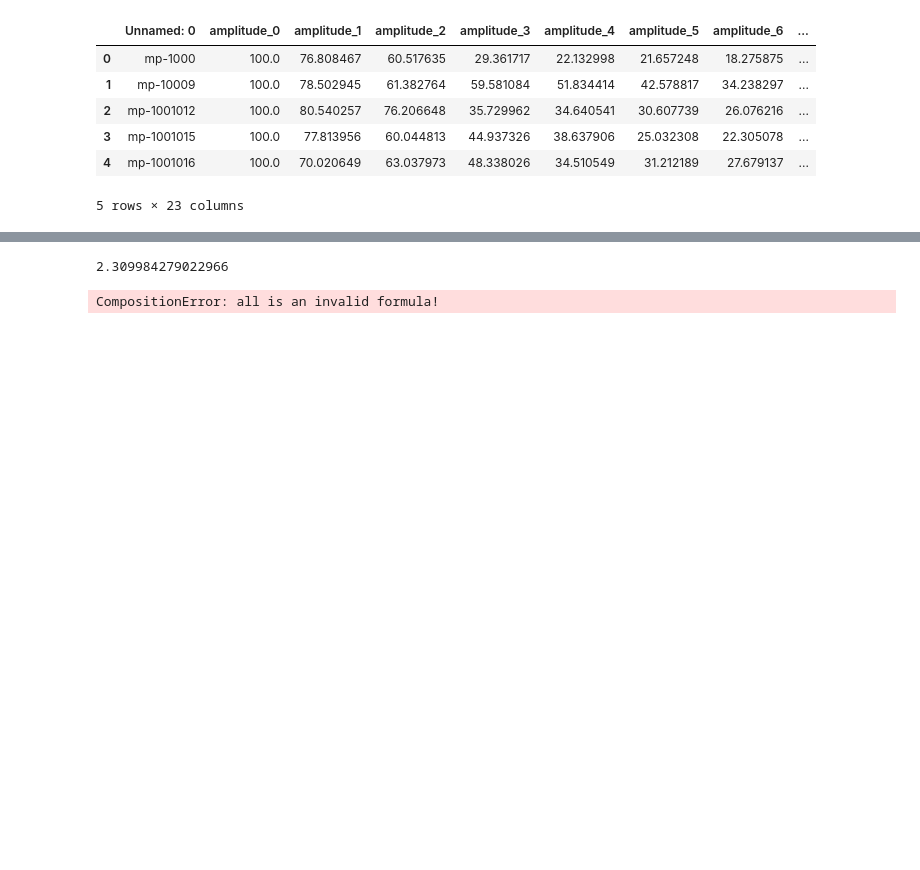
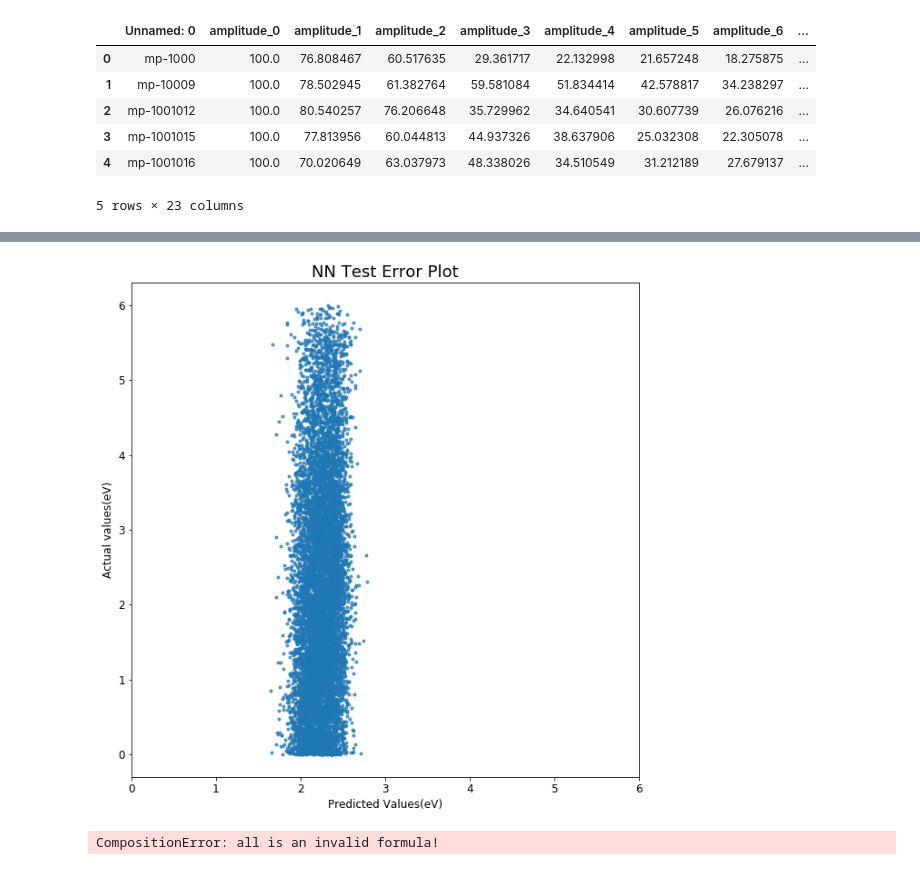
Before and after one commit to michkatz/Project, a Jupyter notebook: Andrew_Functions.ipynb, the cells around one changed output, grey strips where cells are left out. Cells and saved outputs as stored; diff of their text form; code cells hidden in the pictures; blank space fills up the shorter version.

```diff
--- a/Andrew_Functions.ipynb
+++ b/Andrew_Functions.ipynb
@@ -34,7 +38,7 @@ def polynomialize(series, yes):
     This function returns a ndarray of all of the features specified above."""
     # Creating polynomial object
     if yes[0]:
-        poly = PolynomialFeatures(degree = yes[1])
+        poly = PolynomialFeatures(degree = yes[1], interaction_only = yes[2])
         # Adding polynomial terms
         series = poly.fit_transform(series)
     return series
@@ -98,7 +102,7 @@ def train_model(df_train, df_validation, model, n, yes):
     return model, val_error, t_predictors_scaler
 
 
-def model_prediction(test_data, fitted_model, scaler, n):
+def model_prediction(test_data, fitted_model, scaler, n, yes):
     """Takes a fitted model and predicts the output of test data, returns the predicted data and accuracy.
        THIS FUNCTION IS ONLY TO BE USED FOR FUTURE PREDICTIONS OR TESTING(WHICH SHOULD ONLY BE DONE ONCE).
        Do not use this while training a model, that's what the validation data will be used for. We do not
@@ -106,7 +110,7 @@ def model_prediction(test_data, fitted_model, scaler, n):
        n = number of predictors"""
     #splitting predictors and properties
     properties, predictors = split(test_data, n)
-    predictors = polynomialize(predictors)
+    predictors = polynomialize(predictors, yes)
     predictors_scaled = scaler.transform(predictors)
     #predicting based on scaled input predictors
     prediction = fitted_model.predict(predictors_scaled)
@@ -123,14 +127,13 @@ def neural_network():
        here."""
     def model():
         model = Sequential()
-        model.add(Dense(50, input_dim=20, kernel_initializer='normal', activation='relu'))
-        model.add(Dense(50, kernel_initializer='normal', activation='relu'))
-        model.add(Dense(50, kernel_initializer='normal', activation='relu'))
-        model.add(Dense(50, kernel_initializer='normal', activation='relu'))
+        model.add(Dense(20, input_dim=20, kernel_initializer='normal', activation='relu'))
+        model.add(Dense(30, kernel_initializer='normal', activation='relu'))
         model.add(Dense(1, kernel_initializer = 'normal'))#kernel_initializer = initial values of outputs i think
-        model.compile(optimizer='adam', loss='mse')
+        opt = optimizers.Nadam(lr=0.002, beta_1=0.9, beta_2=0.999, epsilon=None, schedule_decay=0.004)
+        model.compile(loss='mean_squared_error', optimizer=opt)
         return model
-    network = KerasRegressor(build_fn=model, epochs=150, batch_size=500, verbose=1)
+    network = KerasRegressor(build_fn=model, epochs=36, batch_size=1000, verbose=1)
 #     network.fit(x=None, y=None, batch_size=None, epochs=1, verbose=1, callbacks=None, validation_split=0.0,
     return network
 
@@ -204,4 +207,4 @@ df_train.head()
 5 rows × 21 columns
 # %%
-model2, error2, scaler2 = train_model(df_train, df_validation, neural_network(), 1, [False])
+model, error, scaler = train_model(df_train, df_validation, neural_network(), 1, [False, 2, True])
 # %% [output]
@@ -230,0 +232,2 @@ best_model = [model, error, scaler]
+# %%
+test_predictions, test_error = model_prediction(df_test, model, scaler, 1, [False, 2, True])
@@ -233,4 +244,0 @@ model1, error1, scaler1 = train_model(df_train, df_validation, linear_regression
-# %%
-error1
-# %% [output]
-2.309984279022966
@@ -244,3 +247,26 @@ error1
+# %%
+def single_plot(x, y, figsize, title, xtitle, ytitle, xticks, yticks):
+
+    fig, ax1 = plt.subplots(figsize = figsize)
+    plt.title(title[0], size = title[1])
+    plt.xticks(xticks[0], size = xticks[1])
+    plt.yticks(yticks[0], size = yticks[1])
+    plt.xlabel(xtitle[0], size = xtitle[1])
+    plt.ylabel(ytitle[0], size = ytitle[1])
+    ax1.set_xlim(0, 6)
+    ax1.scatter(x, y, marker = '.', alpha = .7)
+#     plt.savefig('nn_plot.png', bbox_inches='tight')
+    return
+
+single_plot(lin_predictions, df_test['band_gap'], (10,10),
+            ('Linear Model Band Gap Test Error Plot', 18), ('Predicted Values(eV)', 12),
+            ('Actual values(eV)', 12), (None, 12), (None, 12))
+# %%
+single_plot(test_predictions, df_test['band_gap'], (10,10),
+            ('NN Test Error Plot', 18), ('Predicted Values(eV)', 12),
+            ('Actual values(eV)', 12), (None, 12), (None, 12))
+# %% [output]
+[figure, added]
 # %%
 import numpy as np
 import pandas as pd
```
Also changed, not shown: parts of 13 cells of this notebook, 2 other files.
